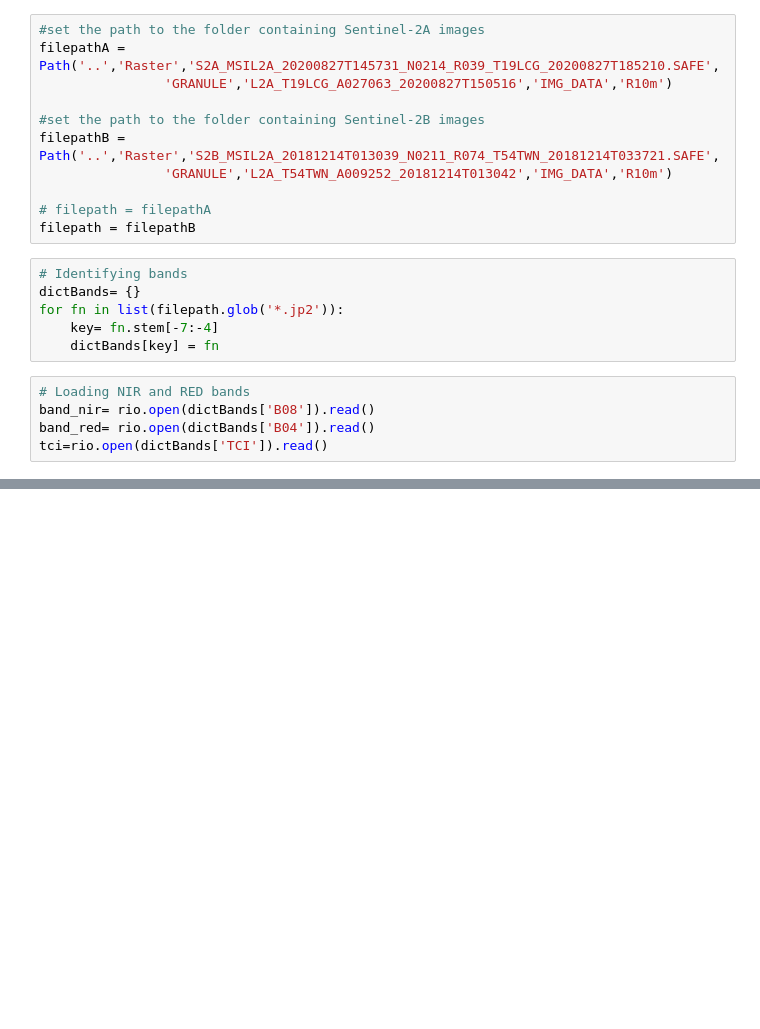
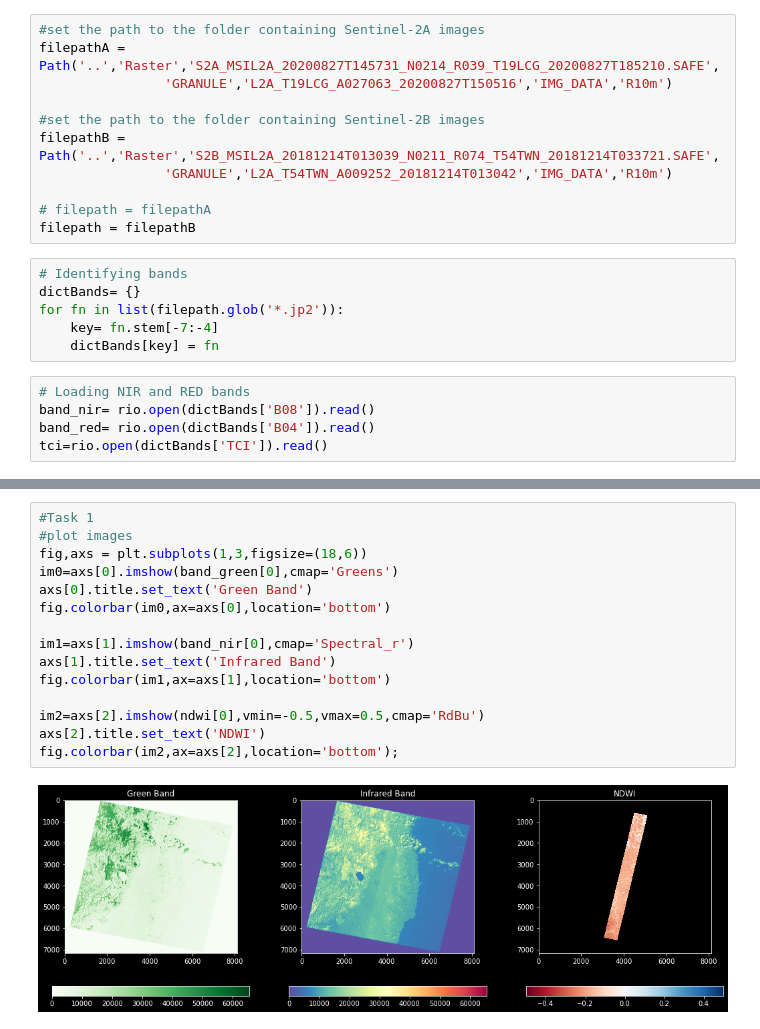
Before and after one commit to erick2307/classes, a Jupyter notebook: remotesensing/Lesson14_NDVI.ipynb, the cells around one changed output, grey strips where cells are left out. Cells and saved outputs as stored; diff of their text form; blank space fills up the shorter version.

```diff
--- a/remotesensing/Lesson14_NDVI.ipynb
+++ b/remotesensing/Lesson14_NDVI.ipynb
@@ -65,0 +93,17 @@ fig.colorbar(im2,ax=axs[2],location='bottom');
+# %%
+#Task 1
+#plot images
+fig,axs = plt.subplots(1,3,figsize=(18,6))
+im0=axs[0].imshow(band_green[0],cmap='Greens')
+axs[0].title.set_text('Green Band')
+fig.colorbar(im0,ax=axs[0],location='bottom')
+
+im1=axs[1].imshow(band_nir[0],cmap='Spectral_r')
+axs[1].title.set_text('Infrared Band')
+fig.colorbar(im1,ax=axs[1],location='bottom')
+
+im2=axs[2].imshow(ndwi[0],vmin=-0.5,vmax=0.5,cmap='RdBu')
+axs[2].title.set_text('NDWI')
+fig.colorbar(im2,ax=axs[2],location='bottom');
+# %% [output]
+[figure, added]
```
Also changed, not shown: parts of 9 cells of this notebook.
